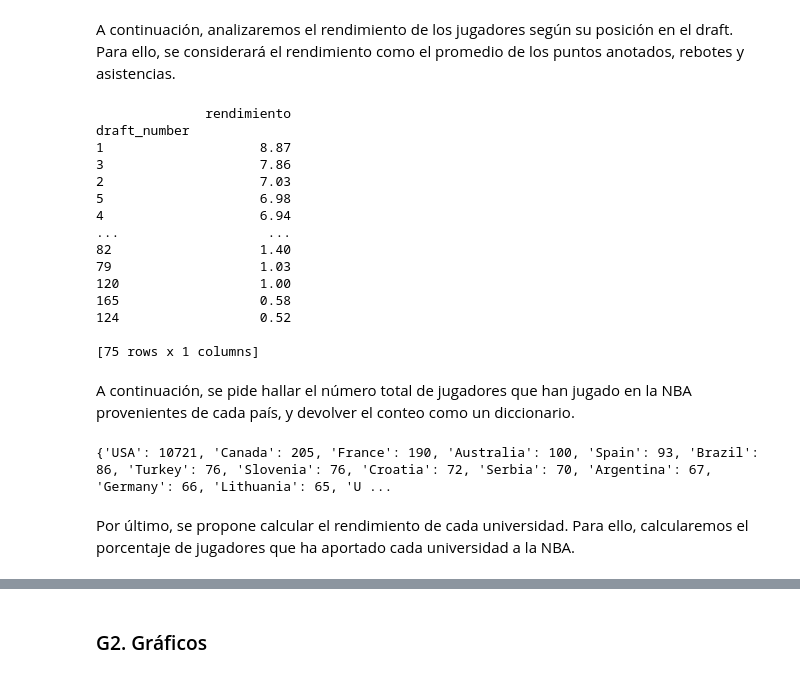
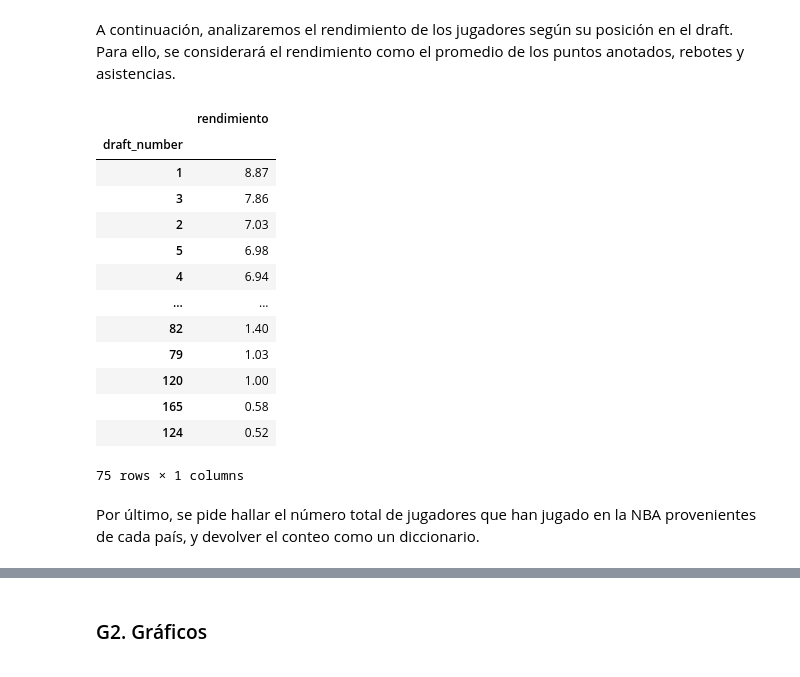
Before and after one commit to hugogs02/EntregasMaster, a Jupyter notebook: 01. Python/movies_02_entrega.ipynb, the cells around one changed output, grey strips where cells are left out. Saved outputs shown, nothing was run; the diff lists cells and outputs as text; code cells hidden in the pictures.

Commit message:
Comentado todo, listo

```diff
--- a/01. Python/movies_02_entrega.ipynb
+++ b/01. Python/movies_02_entrega.ipynb
@@ -1221,41 +1426,43 @@ media_altura_peso.sort_values(by=['player_height', 'player_weight'],
 | MEM | 196.85 | 98.10 |
 # %% [markdown]
 A continuación, analizaremos el rendimiento de los jugadores según su posición en el draft. Para ello, se considerará el rendimiento como el promedio de los puntos anotados, rebotes y asistencias.
-# %%
-jugadores_draft = jugadores
-jugadores_draft['draft_number'] = jugadores_draft['draft_number'].astype(str)
-jugadores_draft.loc[jugadores_draft['draft_number'] == '0', 'draft_number'] = 'Undrafted'
-
-rend_por_pos = jugadores_draft.groupby('draft_number')[['pts', 'reb', 'ast']].mean()
-rend_por_pos['rendimiento'] = rend_por_pos.mean(axis=1).round(2)
-
-print(rend_por_pos[['rendimiento']].sort_values('rendimiento', ascending=False))
-# %% [output]
-              rendimiento
-draft_number
-1                    8.87
-3                    7.86
-2                    7.03
-5                    6.98
-4                    6.94
-...                   ...
-82                   1.40
-79                   1.03
-120                  1.00
-165                  0.58
-124                  0.52
-
-[75 rows x 1 columns]
+# %%
+jugadores_draft = jugadores
+# Convertimos el 'draft_number' a string, para facilitar el trabajo
+jugadores_draft['draft_number'] = jugadores_draft['draft_number'].astype(str)
+# Con .loc, accedemos a las filas que cumplan la condición interna. En este
+# caso, indicamos que queremos obtener, para las filas donde 'draft_number' es
+# 0, ese draft_number, el cual posteriormente cambiaremos por 'Undrafted'. Esto
+# es porque en el archivo se usa 0 y Undrafted para los jugadores no elegidos,
+# y debemos unificarlo todo bajo la misma nomenclatura
+jugadores_draft.loc[
+    jugadores_draft['draft_number'] == '0', 'draft_number'
+] = 'Undrafted'
+
+# Agrupamos por draft_number y hallamos la media de puntos anotas, rebotes
+# cogidos y asistencias dadas
+rend_por_pos = jugadores_draft.groupby('draft_number')[
+    ['pts', 'reb', 'ast']
+].mean()
+# Añadimos una columna rendimiento, como el promedio de las tres anteriores
+rend_por_pos['rendimiento'] = rend_por_pos.mean(axis=1).round(2)
+
+# Imprimimos los resultados, ordenamos por rendimiento de forma descendiente
+rend_por_pos[['rendimiento']].sort_values('rendimiento', ascending=False)
+# %% [output]
+|  | rendimiento |
+| draft_number |  |
+| 1 | 8.87 |
+| 3 | 7.86 |
+| 2 | 7.03 |
+| 5 | 6.98 |
+| 4 | 6.94 |
+| ... | ... |
+| 82 | 1.40 |
+| 79 | 1.03 |
+| 120 | 1.00 |
+| 165 | 0.58 |
+| 124 | 0.52 |
+75 rows × 1 columns
 # %% [markdown]
-A continuación, se pide hallar el número total de jugadores que han jugado en la NBA provenientes de cada país, y devolver el conteo como un diccionario.
+Por último, se pide hallar el número total de jugadores que han jugado en la NBA provenientes de cada país, y devolver el conteo como un diccionario.
-# %%
-jugadores_por_pais = jugadores['country'].value_counts().reset_index()
-jugadores_por_pais.columns = ['country', 'total_players']
-
-diccionario_jugadores_pais = jugadores_por_pais.set_index('country')['total_players'].to_dict()
-
-print(diccionario_jugadores_pais)
-# %% [output]
-{'USA': 10721, 'Canada': 205, 'France': 190, 'Australia': 100, 'Spain': 93, 'Brazil': 86, 'Turkey': 76, 'Slovenia': 76, 'Croatia': 72, 'Serbia': 70, 'Argentina': 67, 'Germany': 66, 'Lithuania': 65, 'U ...
-# %% [markdown]
-Por último, se propone calcular el rendimiento de cada universidad. Para ello, calcularemos el porcentaje de jugadores que ha aportado cada universidad a la NBA.
```
Also changed, not shown: parts of 47 cells of this notebook.
